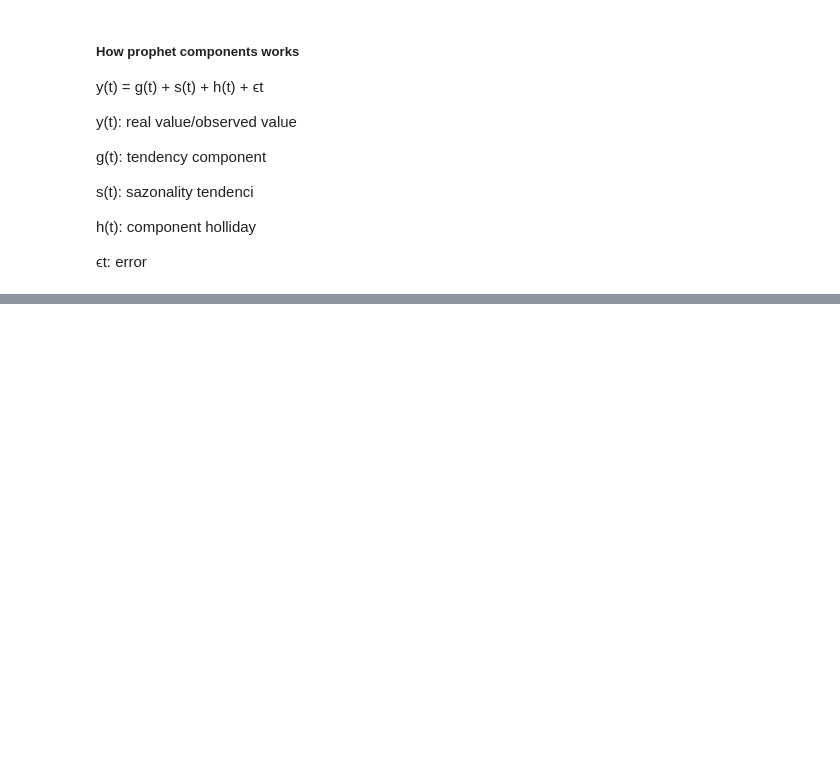
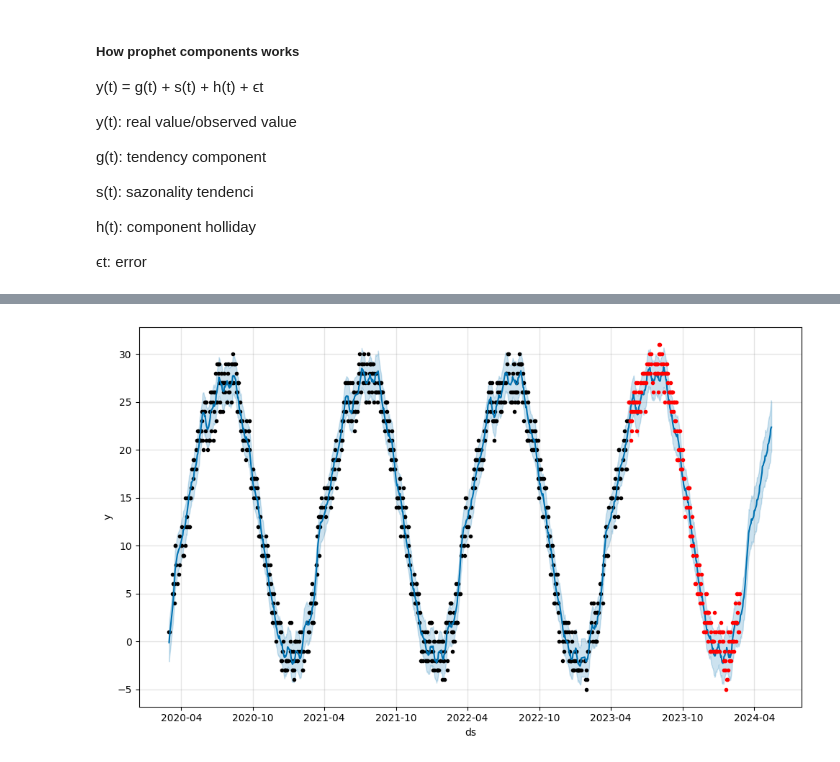
Before and after one commit to IronZiiz/Data-Science_Time-Series, a Jupyter notebook: HW_Forecast_temp_model.ipynb, the cells around one changed output, grey strips where cells are left out. Saved outputs shown, nothing was run; the diff lists cells and outputs as text; code cells hidden in the pictures; blank space fills up the shorter version.

```diff
--- a/HW_Forecast_temp_model.ipynb
+++ b/HW_Forecast_temp_model.ipynb
@@ -209,0 +317,8 @@ h(t): component holliday
+# %%
+np.random.seed(4587)
+
+model = Prophet()
+model.fit(df_prophet)
+
+future = model.make_future_dataframe(periods = 0, freq = 'D') # we gtt the security interval
+forecast = model.predict(future)
@@ -209,0 +336,3 @@ h(t): component holliday
+# %%
+without_outliers = df_prophet[(df_prophet ['y'] > forecast['yhat_lower']) & (df_prophet ['y'] < forecast['yhat_upper'])]
+without_outliers.reset_index( drop = True, inplace = True)
@@ -209,0 +346,12 @@ h(t): component holliday
+# %%
+# Train Dataframe
+
+df_train_without_outliers = pd.DataFrame()
+df_train_without_outliers['ds'] = without_outliers['ds'][:946]
+df_train_without_outliers['y'] = without_outliers['y'][:946]
+
+# Test Dataframe
+
+df_test_without_outliers = pd.DataFrame()
+df_test_without_outliers['ds'] = without_outliers['ds'][946:]
+df_test_without_outliers ['y'] = without_outliers['y'][946:]
@@ -209,0 +360,9 @@ h(t): component holliday
+# %%
+np.random.seed(4587)
+
+model_final = Prophet(changepoint_prior_scale = 0.5,
+                      yearly_seasonality= 20)
+model_final.fit(df_train_without_outliers)
+
+future = model_final.make_future_dataframe(periods = 365, freq = 'D' )
+forecast =  model_final.predict(future)
@@ -209,0 +380,7 @@ h(t): component holliday
+# %%
+fig1= model_final.plot(forecast)
+
+plt.plot(df_test_without_outliers['ds'], df_test_without_outliers['y'], '.r')
+plt.show()
+# %% [output]
+[figure, added]
```
Also changed, not shown: parts of 30 cells of this notebook.
